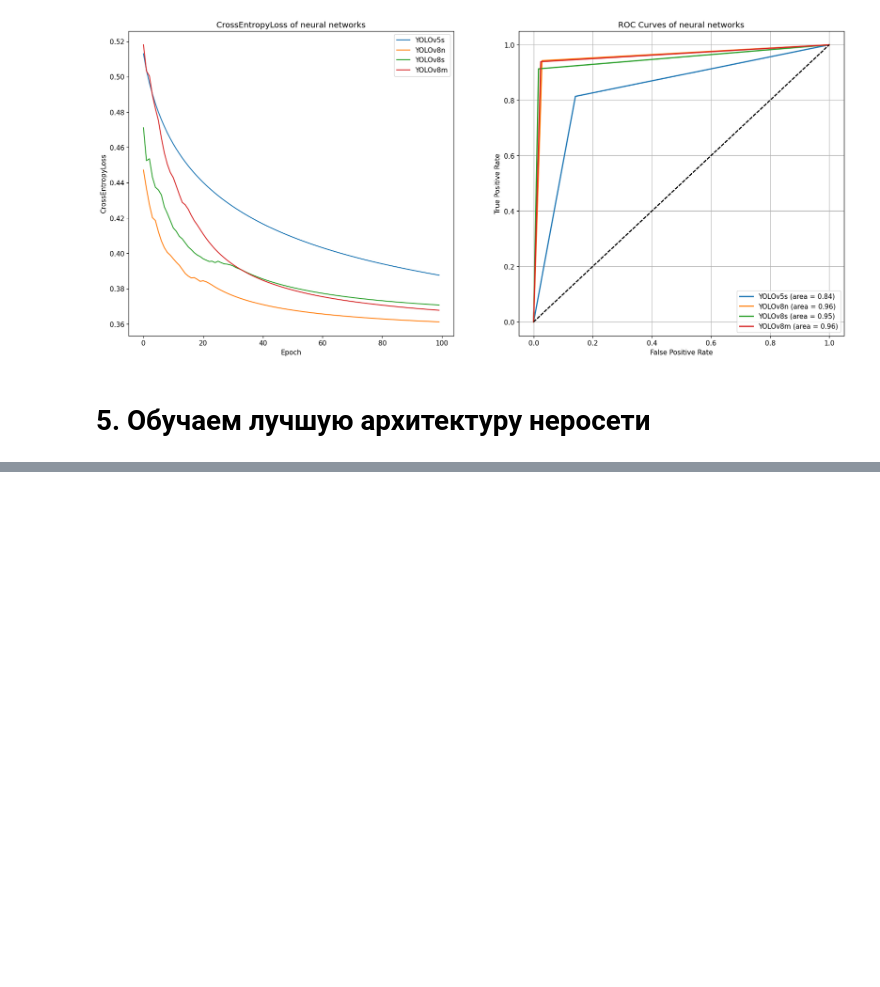
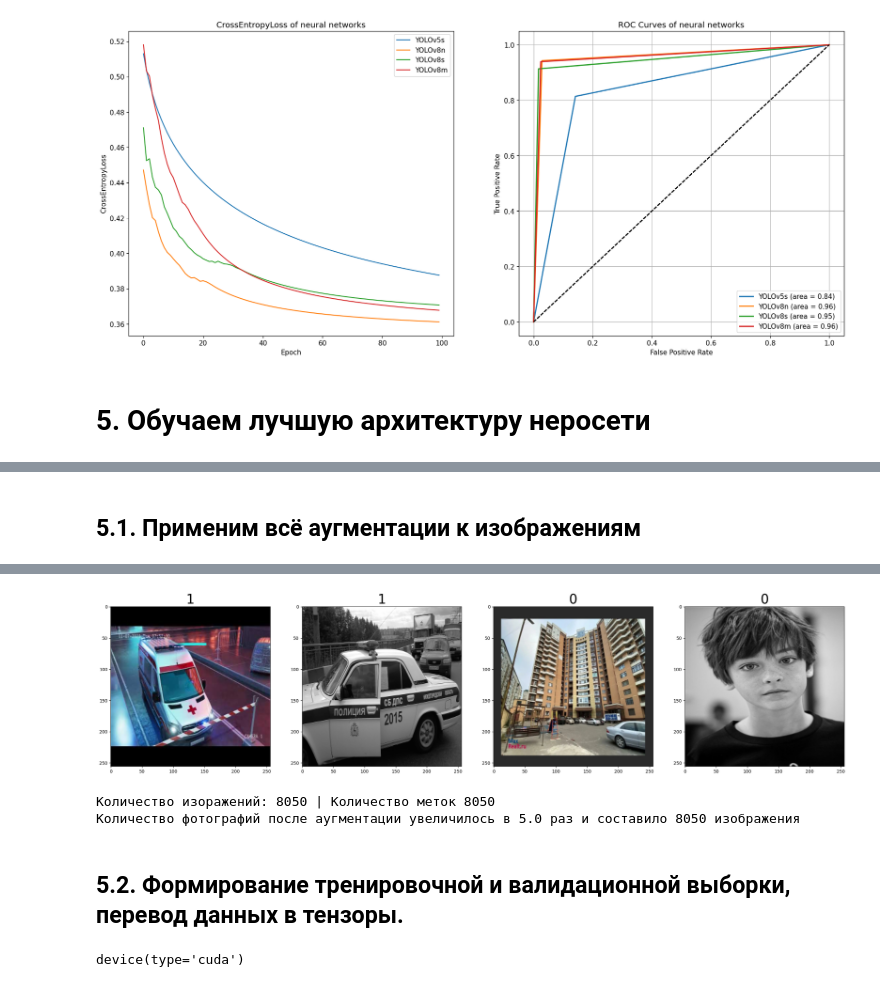
Before and after one commit to K1rsN7/Smart_Barrier, a Jupyter notebook: train neural network.ipynb, the cells around one changed output, grey strips where cells are left out. Saved outputs shown, nothing was run; the diff lists cells and outputs as text; code cells hidden in the pictures; blank space fills up the shorter version.

```diff
--- a/train neural network.ipynb
+++ b/train neural network.ipynb
@@ -90,27 +90,19 @@ Name: count, dtype: float64
 # %%
 # Описываем приёмы аугментации
 transform1 = A.Compose([
-    A.HorizontalFlip(p=0.5), # Отзеркаливание изображения
-    A.RandomBrightnessContrast(p=0.25), # Изменение яркости ищображения
+    A.HorizontalFlip(p=0.05), # Поворот по вертикали
+    A.Blur(p=0.25) # Эффект размытия на изображении
 ])
 transform2 = A.Compose([
     A.HorizontalFlip(p=0.05), # Поворот по вертикали
-    A.Blur(p=0.25) # Эффект размытия на изображении
+    A.ToGray() # Перевод изображения в чб изображение
 ])
 transform3 = A.Compose([
-     A.HorizontalFlip(p=0.5), # Отзеркаливание изображения
-     A.CLAHE(p=0.25) # Увеличение резкости изоюбражения
+    A.HorizontalFlip(p=0.5), # Поворот по вертикали
+    A.RandomContrast(p=0.25) # Увеличение контарстности
 ])
 transform4 = A.Compose([
     A.HorizontalFlip(p=0.05), # Поворот по вертикали
-    A.ToGray() # Перевод изображения в чб изображение
-])
-transform5 = A.Compose([
-    A.HorizontalFlip(p=0.5), # Поворот по вертикали
-    A.RandomContrast(p=0.25) # Увеличение контарстности
-])
-transform6 = A.Compose([
-    A.HorizontalFlip(p=0.05), # Поворот по вертикали
     A.JpegCompression(p=0.25) # Добавление шума на изображение
 ])
 # %% [markdown]
@@ -134,7 +126,7 @@ for i in tqdm(range(len(data))):
     transform_old = None
     for _ in range(2):
         while True:
-            transform = choice([transform1, transform2, transform3, transform4, transform5, transform6])
+            transform = choice([transform1, transform2, transform3, transform4])
             if transforms != transform_old:
                 transformed_image = transform(image=image)
                 X.append(transformed_image["image"])
@@ -876,0 +820,36 @@ print(best_model(X).argmax(-1).item())
+# %% [markdown]
+## 5.1. Применим всё аугментации к изображениям
+# %%
+%%time
+X = [] # Фотографии в формате матриц
+y = [] # Классы фотографий
+for i in tqdm(range(len(data))):
+    image = data.loc[i,'src'] # Получим путь к изображению
+    if (data.loc[i, 'label'] == 1): # Если на фотографии спец. авто
+        image = cv2.imread('./Dataset/Spesial_car/'+image, cv2.IMREAD_COLOR)
+    else: # Если на фотографии не спец. авто
+        image = cv2.imread('./Dataset/Rest/'+image, cv2.IMREAD_COLOR)
+    image = cv2.cvtColor(image, cv2.COLOR_BGR2RGB) # Перевеодим цветовую палитру фото с формата BGR в RGB
+    image = cv2.resize(image, dsize=(256, 256), interpolation=cv2.INTER_AREA); # Изменяем размерность изображения до 200x200
+    X.append(image) # Добавляем в датасет
+    # Производим аугментацию фотографий
+    for transform in [transform1, transform2, transform3, transform4]:
+        transformed_image = transform(image=image)
+        X.append(transformed_image["image"])
+    # Добавление меток для изображений
+    for _ in range(5):
+        y.append(data.loc[i, 'label'])
+
+# Нормализируем данные
+X_torch = np.array(X)
+X_torch = X_torch.astype('float32')
+X_torch = X_torch / 255.0
+X_torch = X_torch.reshape(-1,3, 256, 256)
+y_torch = np.array(y).reshape(-1)
+
+# Выведем пару примеров получившихся фотографий
+fig, axes = plt.subplots(1, 4, figsize=(30,15))
+for i in range(0, 4):
+    axes[i].imshow(X[i*y_torch.size//4])
+    axes[i].set_title(y[i*y_torch.size//4], fontsize=30)
+# %% [output]
@@ -876,0 +858,15 @@ print(best_model(X).argmax(-1).item())
+[figure, added]
+# %%
+print(f"Количество изоражений: {X_torch.shape[0]} | Количество меток {y_torch.size}")
+print(f"Количество фотографий после аугментации увеличилось в {round(y_torch.size / data.shape[0], 3)} раз и составило {y_torch.size} изображения") # кол-во фото
+# %% [output]
+Количество изоражений: 8050 | Количество меток 8050
+Количество фотографий после аугментации увеличилось в 5.0 раз и составило 8050 изображения
+# %% [markdown]
+## 5.2. Формирование тренировочной и валидационной выборки, перевод данных в тензоры.
+# %%
+# Определим возможность обработки фото на GPU
+device = torch.device('cuda') if torch.cuda.is_available() else torch.device('cpu')
+device
+# %% [output]
+device(type='cuda')
```
Also changed, not shown: parts of 18 cells of this notebook.
